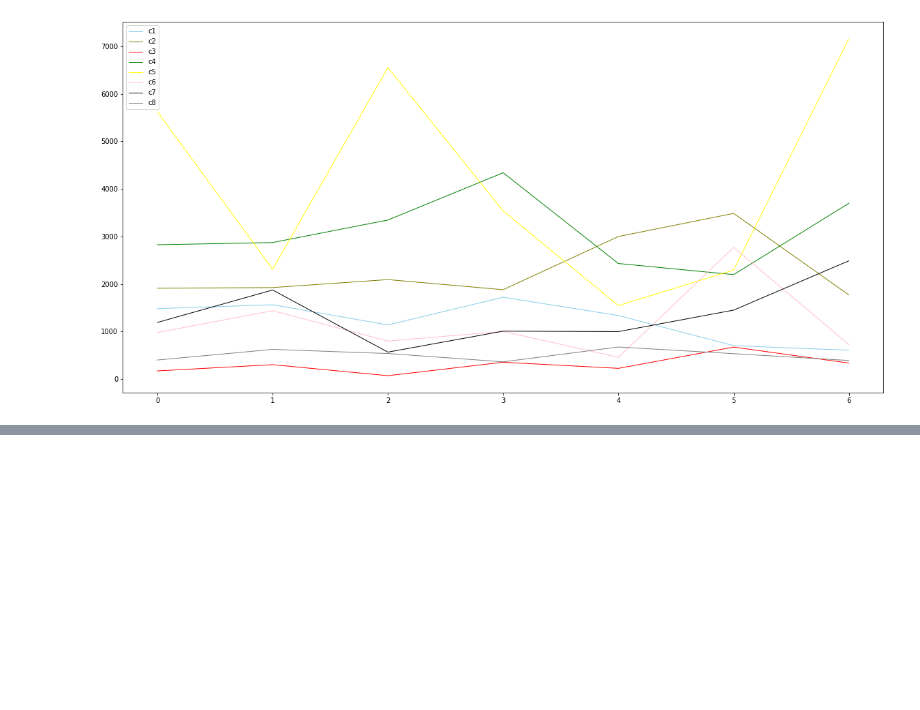
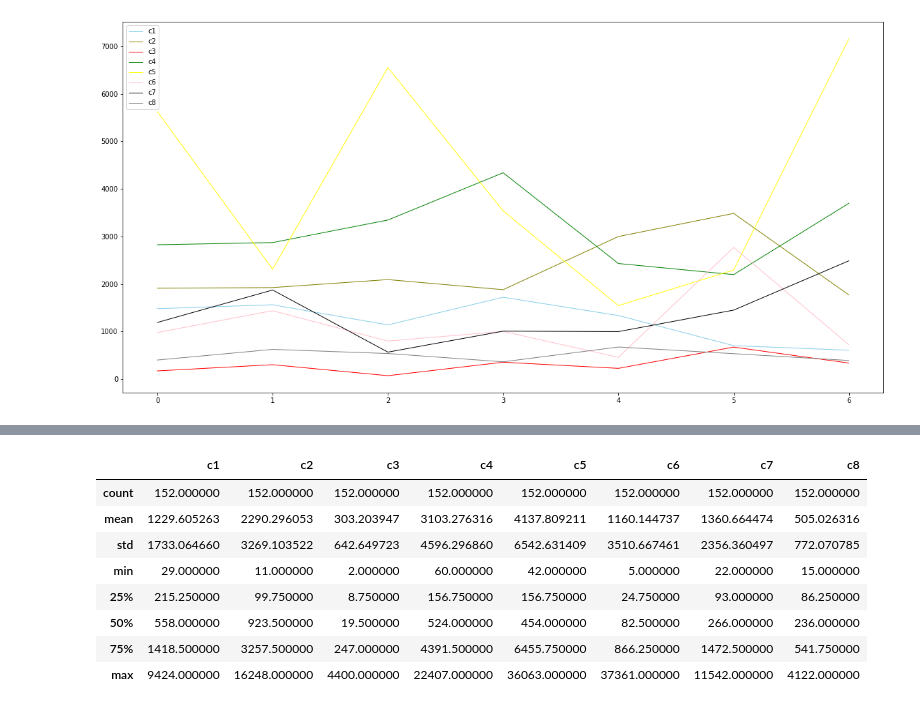
Before and after one commit to janapfeffer/DMC20_abraca-data, a Jupyter notebook: Seasonality.ipynb, the cells around one changed output, grey strips where cells are left out. Cells and saved outputs as stored; diff of their text form; code cells hidden in the pictures; blank space fills up the shorter version.

```diff
--- a/Seasonality.ipynb
+++ b/Seasonality.ipynb
@@ -403,0 +414,12 @@ week_df.shape
+# %%
+df_categories_days.describe()
+# %% [output]
+|  | c1 | c2 | c3 | c4 | c5 | c6 | c7 | c8 |
+| count | 152.000000 | 152.000000 | 152.000000 | 152.000000 | 152.000000 | 152.000000 | 152.000000 | 152.000000 |
+| mean | 1229.605263 | 2290.296053 | 303.203947 | 3103.276316 | 4137.809211 | 1160.144737 | 1360.664474 | 505.026316 |
+| std | 1733.064660 | 3269.103522 | 642.649723 | 4596.296860 | 6542.631409 | 3510.667461 | 2356.360497 | 772.070785 |
+| min | 29.000000 | 11.000000 | 2.000000 | 60.000000 | 42.000000 | 5.000000 | 22.000000 | 15.000000 |
+| 25% | 215.250000 | 99.750000 | 8.750000 | 156.750000 | 156.750000 | 24.750000 | 93.000000 | 86.250000 |
+| 50% | 558.000000 | 923.500000 | 19.500000 | 524.000000 | 454.000000 | 82.500000 | 266.000000 | 236.000000 |
+| 75% | 1418.500000 | 3257.500000 | 247.000000 | 4391.500000 | 6455.750000 | 866.250000 | 1472.500000 | 541.750000 |
+| max | 9424.000000 | 16248.000000 | 4400.000000 | 22407.000000 | 36063.000000 | 37361.000000 | 11542.000000 | 4122.000000 |
```
Also changed, not shown: parts of 17 cells of this notebook.
